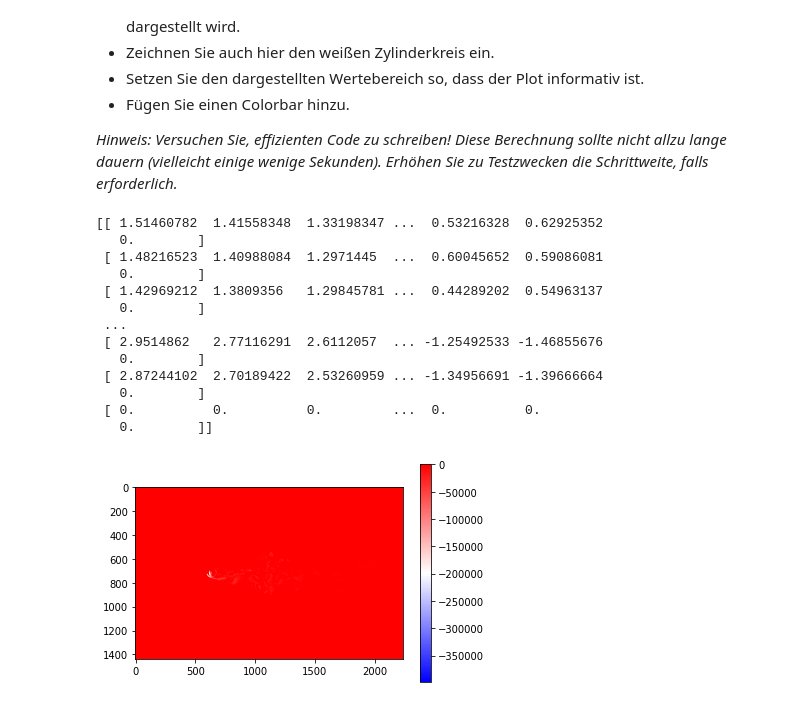
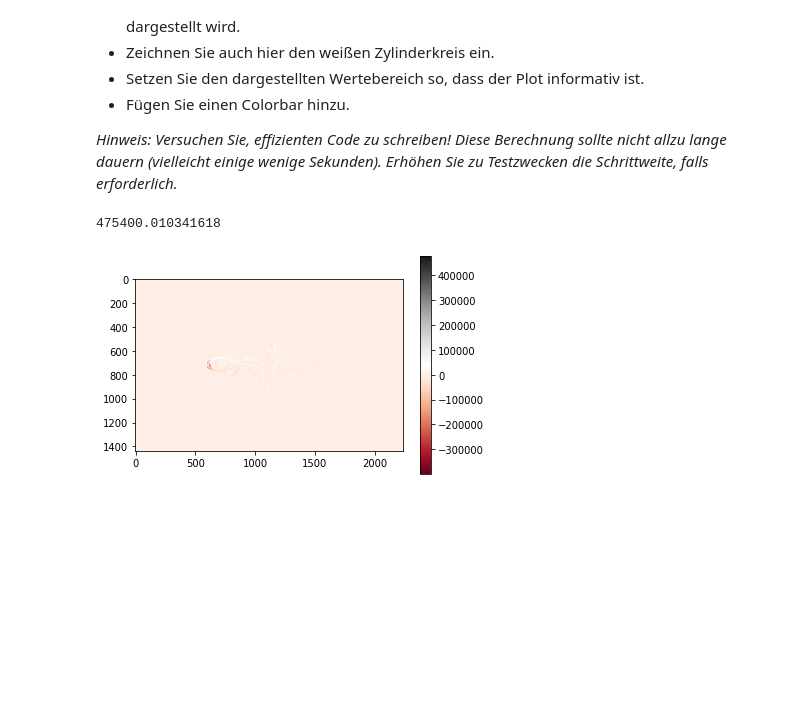
Before and after one commit to JuliusGoelz/Python_fuer_Ingenieure, a Jupyter notebook: HA3normal_Gruppe000.ipynb, the cells around one changed output. Cells and saved outputs as stored; diff of their text form; code cells hidden in the pictures; blank space fills up the shorter version.

```diff
--- a/HA3normal_Gruppe000.ipynb
+++ b/HA3normal_Gruppe000.ipynb
@@ -281,36 +279,27 @@ mit $i=0\ldots N_\text{Zeilen}-1$, $j=0\ldots N_\text{Spalten}-1$.
 _Hinweis: Versuchen Sie, effizienten Code zu schreiben! Diese Berechnung sollte nicht allzu lange dauern (vielleicht einige wenige Sekunden). Erhöhen Sie zu Testzwecken die Schrittweite, falls erforderlich._
 # %%
 # Hier eigenen Code schreiben ...
+
 def calcDQuot(velocityLetter: str) -> np.array:
-    if velocityLetter == "u": plus_i, plus_j = (1, 0)
-    elif velocityLetter == "v": plus_i, plus_j = (0, 1)
+    if velocityLetter == "u":
+        plus_i, plus_j = (1, 0)
+    elif velocityLetter == "v":
+        plus_i, plus_j = (0, 1)
     newArray = np.empty_like(gridDataDict[velocityLetter])
-    for i in range(0, gridDataDict[velocityLetter].shape[0] - 1):
-        for j in range(0, gridDataDict[velocityLetter].shape[1] - 1):
+    for i in range(0, gridDataDict[velocityLetter].shape[0] - 1):   # zeilenweise
+        for j in range(0, gridDataDict[velocityLetter].shape[1] - 1):   # spaltenweise
             newArray[i, j] = (gridDataDict[velocityLetter][i+plus_i, j+plus_j] - gridDataDict[velocityLetter][i, j])/step
     return newArray
 
 ### dv nach dx
 du_dy = calcDQuot("u")
 dv_dx = calcDQuot("v")
 
 omega_z = dv_dx - du_dy
 
-plt.imshow(omega_z, vmax=vmax) #cmap="bwr"  #Also gut ist das noch nicht. Irgendwas ist noch falsch...
+plt.imshow(omega_z, vmin=np.amin(omega_z), vmax=np.amax(omega_z), cmap="RdGy") #cmap="bwr"  #Also gut ist das noch nicht.
 plt.colorbar()
-print(omega_z)
+print(np.amax(omega_z))
 # %% [output]
-[[ 1.51460782  1.41558348  1.33198347 ...  0.53216328  0.62925352
-   0.        ]
- [ 1.48216523  1.40988084  1.2971445  ...  0.60045652  0.59086081
-   0.        ]
- [ 1.42969212  1.3809356   1.29845781 ...  0.44289202  0.54963137
-   0.        ]
- ...
- [ 2.9514862   2.77116291  2.6112057  ... -1.25492533 -1.46855676
-   0.        ]
- [ 2.87244102  2.70189422  2.53260959 ... -1.34956691 -1.39666664
-   0.        ]
- [ 0.          0.          0.         ...  0.          0.
-   0.        ]]
+475400.010341618
-[figure, old version]
+[figure, new version]
```
Also changed, not shown: parts of 1 cell of this notebook.
